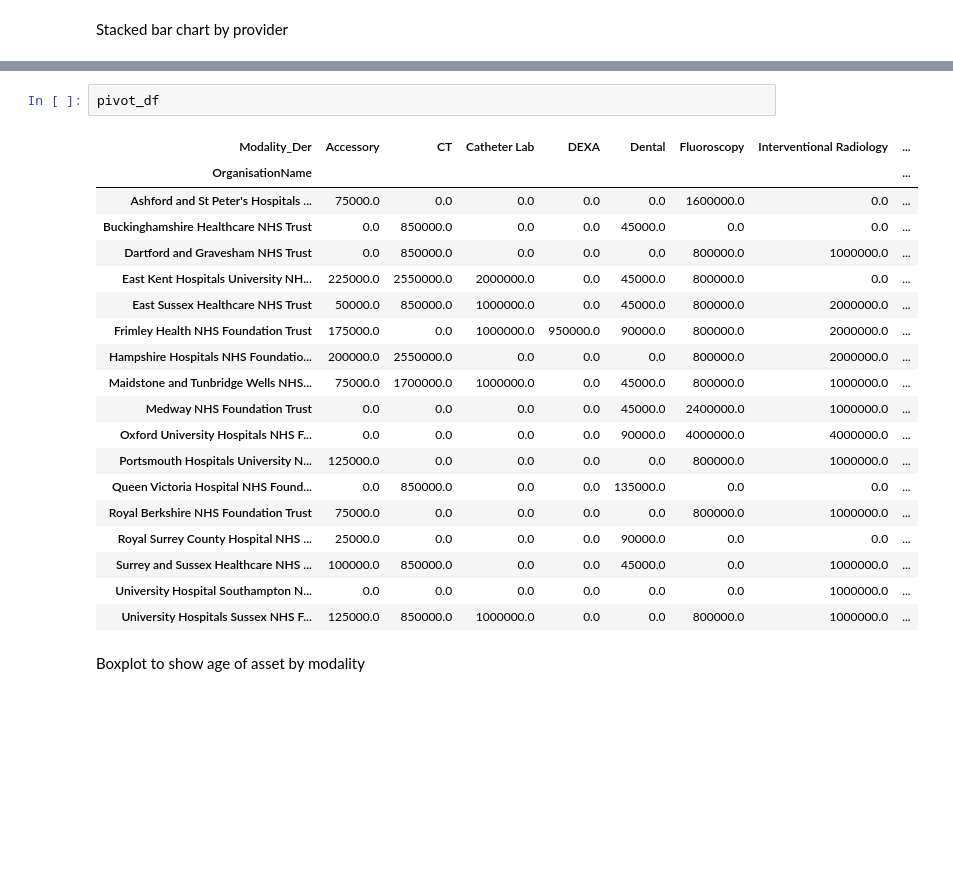
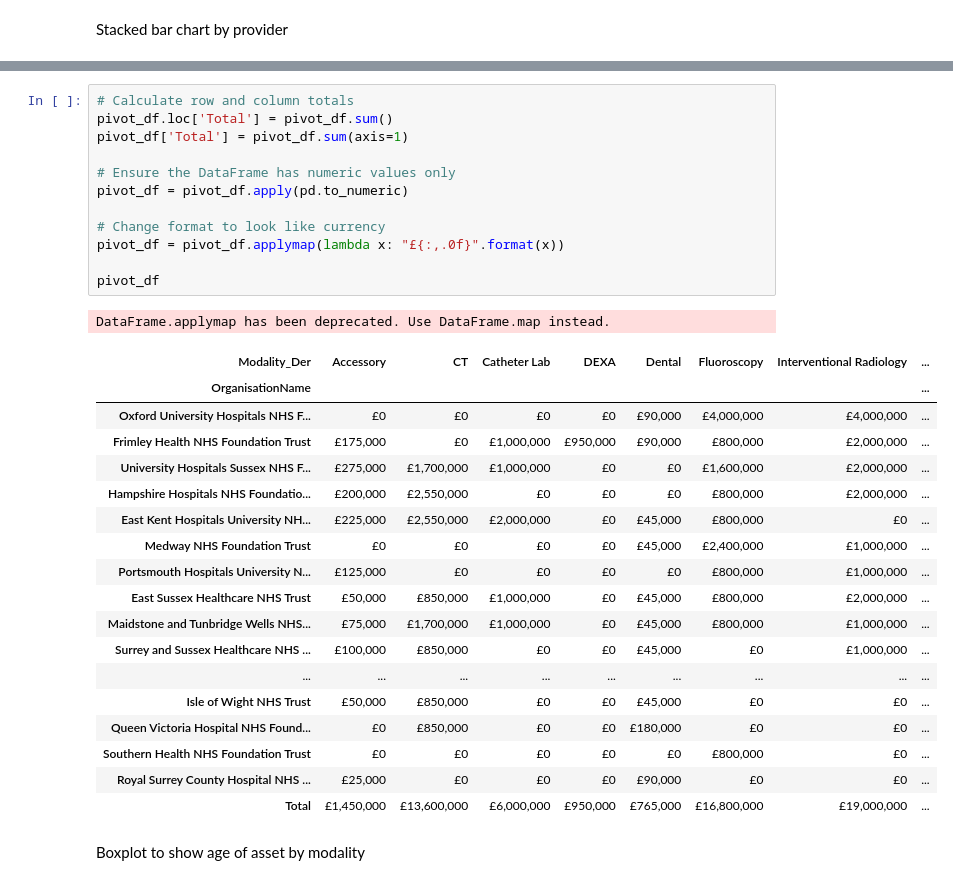
Before and after one commit to martindata999/imaging-assets-replacement, a Jupyter notebook: imaging-asset-replacement.ipynb, the cells around one changed output, grey strips where cells are left out. Drawn from its saved outputs; the diff is of its cells as text; blank space fills up the shorter version.

```diff
--- a/imaging-asset-replacement.ipynb
+++ b/imaging-asset-replacement.ipynb
@@ -397,25 +398,35 @@ The default value of observed=False is deprecated and will change to observed=Tr
-# %%
-pivot_df
-# %% [output]
-| Modality_Der | Accessory | CT | Catheter Lab | DEXA | Dental | Fluoroscopy | Interventional Radiology | ... |
-| OrganisationName |  |  |  |  |  |  |  | ... |
-| Ashford and St Peter's Hospitals ... | 75000.0 | 0.0 | 0.0 | 0.0 | 0.0 | 1600000.0 | 0.0 | ... |
-| Buckinghamshire Healthcare NHS Trust | 0.0 | 850000.0 | 0.0 | 0.0 | 45000.0 | 0.0 | 0.0 | ... |
-| Dartford and Gravesham NHS Trust | 0.0 | 850000.0 | 0.0 | 0.0 | 0.0 | 800000.0 | 1000000.0 | ... |
-| East Kent Hospitals University NH... | 225000.0 | 2550000.0 | 2000000.0 | 0.0 | 45000.0 | 800000.0 | 0.0 | ... |
-| East Sussex Healthcare NHS Trust | 50000.0 | 850000.0 | 1000000.0 | 0.0 | 45000.0 | 800000.0 | 2000000.0 | ... |
-| Frimley Health NHS Foundation Trust | 175000.0 | 0.0 | 1000000.0 | 950000.0 | 90000.0 | 800000.0 | 2000000.0 | ... |
-| Hampshire Hospitals NHS Foundatio... | 200000.0 | 2550000.0 | 0.0 | 0.0 | 0.0 | 800000.0 | 2000000.0 | ... |
-| Maidstone and Tunbridge Wells NHS... | 75000.0 | 1700000.0 | 1000000.0 | 0.0 | 45000.0 | 800000.0 | 1000000.0 | ... |
-| Medway NHS Foundation Trust | 0.0 | 0.0 | 0.0 | 0.0 | 45000.0 | 2400000.0 | 1000000.0 | ... |
-| Oxford University Hospitals NHS F... | 0.0 | 0.0 | 0.0 | 0.0 | 90000.0 | 4000000.0 | 4000000.0 | ... |
-| Portsmouth Hospitals University N... | 125000.0 | 0.0 | 0.0 | 0.0 | 0.0 | 800000.0 | 1000000.0 | ... |
-| Queen Victoria Hospital NHS Found... | 0.0 | 850000.0 | 0.0 | 0.0 | 135000.0 | 0.0 | 0.0 | ... |
-| Royal Berkshire NHS Foundation Trust | 75000.0 | 0.0 | 0.0 | 0.0 | 0.0 | 800000.0 | 1000000.0 | ... |
-| Royal Surrey County Hospital NHS ... | 25000.0 | 0.0 | 0.0 | 0.0 | 90000.0 | 0.0 | 0.0 | ... |
-| Surrey and Sussex Healthcare NHS ... | 100000.0 | 850000.0 | 0.0 | 0.0 | 45000.0 | 0.0 | 1000000.0 | ... |
-| University Hospital Southampton N... | 0.0 | 0.0 | 0.0 | 0.0 | 0.0 | 0.0 | 1000000.0 | ... |
-| University Hospitals Sussex NHS F... | 125000.0 | 850000.0 | 1000000.0 | 0.0 | 0.0 | 800000.0 | 1000000.0 | ... |
+# %%
+# Calculate row and column totals
+pivot_df.loc['Total'] = pivot_df.sum()
+pivot_df['Total'] = pivot_df.sum(axis=1)
+
+# Ensure the DataFrame has numeric values only
+pivot_df = pivot_df.apply(pd.to_numeric)
+
+# Change format to look like currency
+pivot_df = pivot_df.applymap(lambda x: "£{:,.0f}".format(x))
+
+pivot_df
+# %% [output]
+DataFrame.applymap has been deprecated. Use DataFrame.map instead.
+| Modality_Der | Accessory | CT | Catheter Lab | DEXA | Dental | Fluoroscopy | Interventional Radiology | ... |
+| OrganisationName |  |  |  |  |  |  |  | ... |
+| Oxford University Hospitals NHS F... | £0 | £0 | £0 | £0 | £90,000 | £4,000,000 | £4,000,000 | ... |
+| Frimley Health NHS Foundation Trust | £175,000 | £0 | £1,000,000 | £950,000 | £90,000 | £800,000 | £2,000,000 | ... |
+| University Hospitals Sussex NHS F... | £275,000 | £1,700,000 | £1,000,000 | £0 | £0 | £1,600,000 | £2,000,000 | ... |
+| Hampshire Hospitals NHS Foundatio... | £200,000 | £2,550,000 | £0 | £0 | £0 | £800,000 | £2,000,000 | ... |
+| East Kent Hospitals University NH... | £225,000 | £2,550,000 | £2,000,000 | £0 | £45,000 | £800,000 | £0 | ... |
+| Medway NHS Foundation Trust | £0 | £0 | £0 | £0 | £45,000 | £2,400,000 | £1,000,000 | ... |
+| Portsmouth Hospitals University N... | £125,000 | £0 | £0 | £0 | £0 | £800,000 | £1,000,000 | ... |
+| East Sussex Healthcare NHS Trust | £50,000 | £850,000 | £1,000,000 | £0 | £45,000 | £800,000 | £2,000,000 | ... |
+| Maidstone and Tunbridge Wells NHS... | £75,000 | £1,700,000 | £1,000,000 | £0 | £45,000 | £800,000 | £1,000,000 | ... |
+| Surrey and Sussex Healthcare NHS ... | £100,000 | £850,000 | £0 | £0 | £45,000 | £0 | £1,000,000 | ... |
+| ... | ... | ... | ... | ... | ... | ... | ... | ... |
+| Isle of Wight NHS Trust | £50,000 | £850,000 | £0 | £0 | £45,000 | £0 | £0 | ... |
+| Queen Victoria Hospital NHS Found... | £0 | £850,000 | £0 | £0 | £180,000 | £0 | £0 | ... |
+| Southern Health NHS Foundation Trust | £0 | £0 | £0 | £0 | £0 | £800,000 | £0 | ... |
+| Royal Surrey County Hospital NHS ... | £25,000 | £0 | £0 | £0 | £90,000 | £0 | £0 | ... |
+| Total | £1,450,000 | £13,600,000 | £6,000,000 | £950,000 | £765,000 | £16,800,000 | £19,000,000 | ... |
 # %% [markdown]
 Boxplot to show age of asset by modality
 # %%
```
Also changed, not shown: parts of 3 cells of this notebook.
